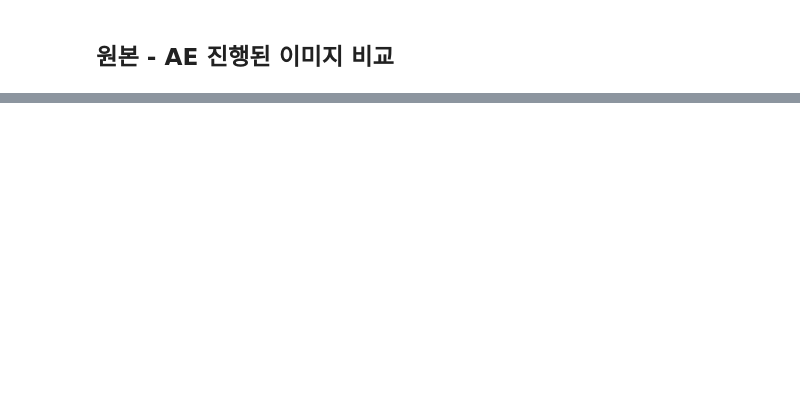
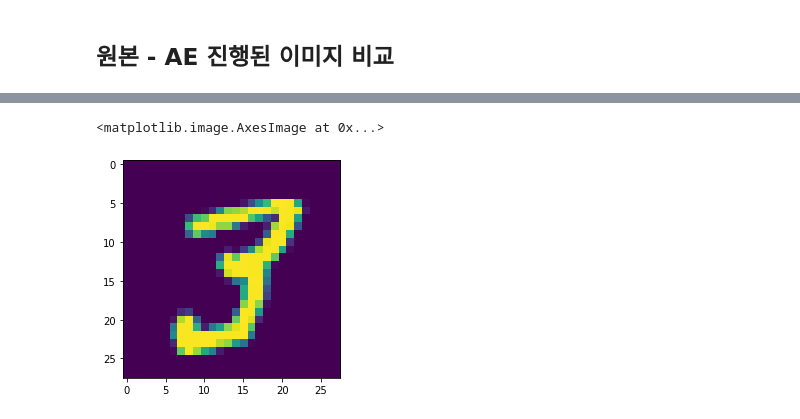
Before and after one commit to qud0511/Machine-Learning, a Jupyter notebook: Kim_ML/lesson/Deep-L/0916_ae_dnn.ipynb, the cells around one changed output, grey strips where cells are left out. Drawn from its saved outputs; the diff is of its cells as text; code cells hidden in the pictures; blank space fills up the shorter version.

```diff
--- a/Kim_ML/lesson/Deep-L/0916_ae_dnn.ipynb
+++ b/Kim_ML/lesson/Deep-L/0916_ae_dnn.ipynb
@@ -169,3 +144,9 @@ pre_out100=model100.predict(x_train[0].reshape(-1,784))
+# %%
+# 원본
+plt.imshow(x_train[0].reshape(28,28))
+# %% [output]
+<matplotlib.image.AxesImage at 0x...>
+[figure, added]
 # %%
 plt.imshow(pre_out01.reshape(28,28))
 # %% [output]
```
Also changed, not shown: parts of 12 cells of this notebook, 1 other file.
